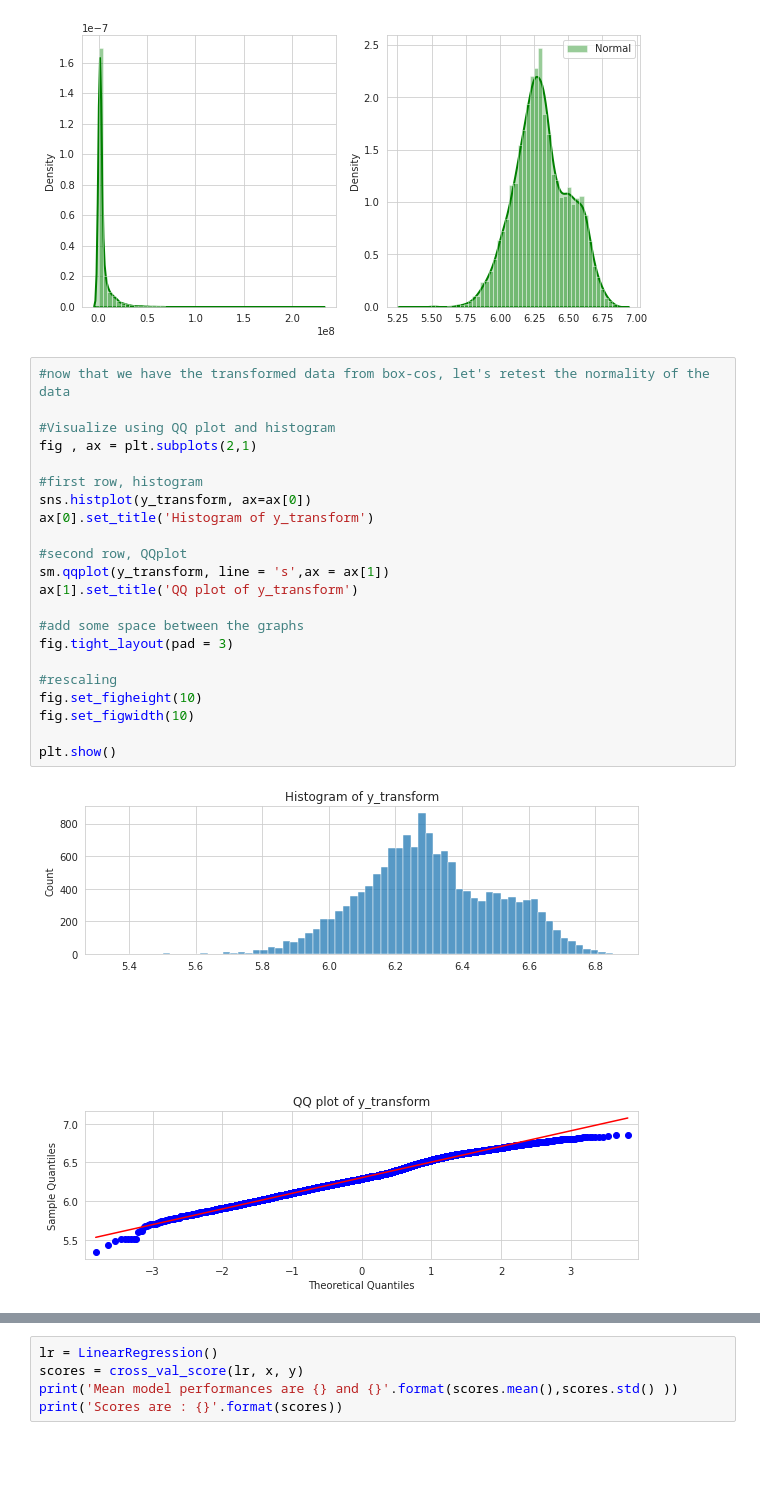
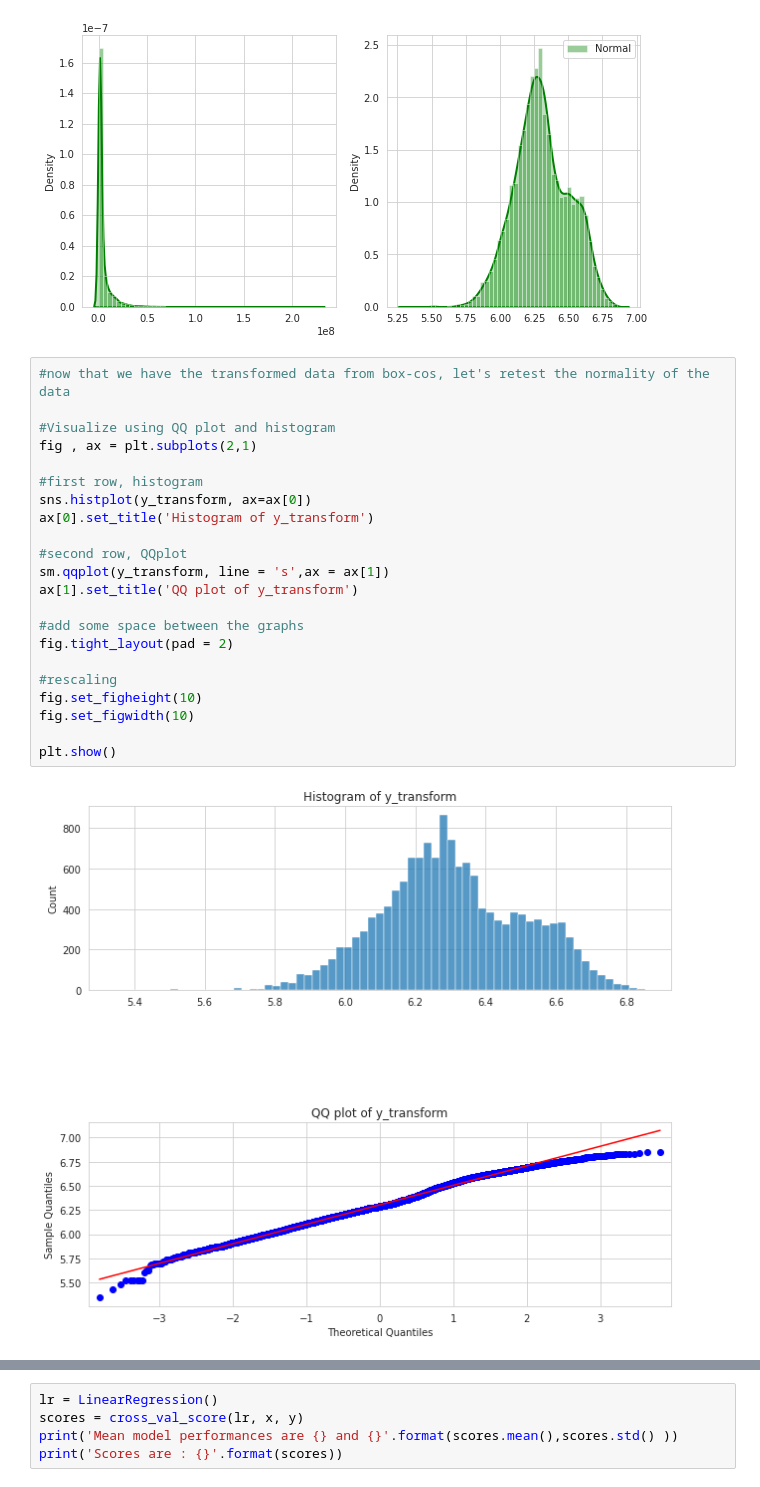
Before and after one commit to ChristoRay/ChrisPortofolioForDS, a Jupyter notebook: Fifa 19 Project/EDA_on_Outfield_DF.ipynb, the cells around one changed output, grey strips where cells are left out. Drawn from its saved outputs; the diff is of its cells as text; blank space fills up the shorter version.

```diff
--- a/Fifa 19 Project/EDA_on_Outfield_DF.ipynb
+++ b/Fifa 19 Project/EDA_on_Outfield_DF.ipynb
@@ -509,24 +509,24 @@ plt.show
 # %%
 #now that we have the transformed data from box-cos, let's retest the normality of the data
 
 #Visualize using QQ plot and histogram
 fig , ax = plt.subplots(2,1)
 
 #first row, histogram
 sns.histplot(y_transform, ax=ax[0])
 ax[0].set_title('Histogram of y_transform')
 
 #second row, QQplot
 sm.qqplot(y_transform, line = 's',ax = ax[1])
 ax[1].set_title('QQ plot of y_transform')
 
 #add some space between the graphs
-fig.tight_layout(pad = 3)
+fig.tight_layout(pad = 2)
 
 #rescaling
 fig.set_figheight(10)
 fig.set_figwidth(10)
 
 plt.show()
 # %% [output]
-[figure, old version]
+[figure, new version]
```
Also changed, not shown: parts of 2 cells of this notebook.
